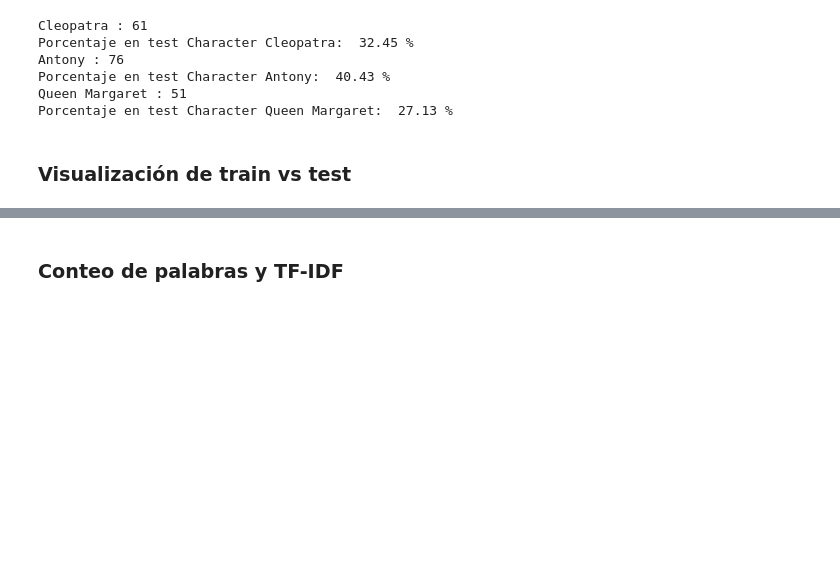
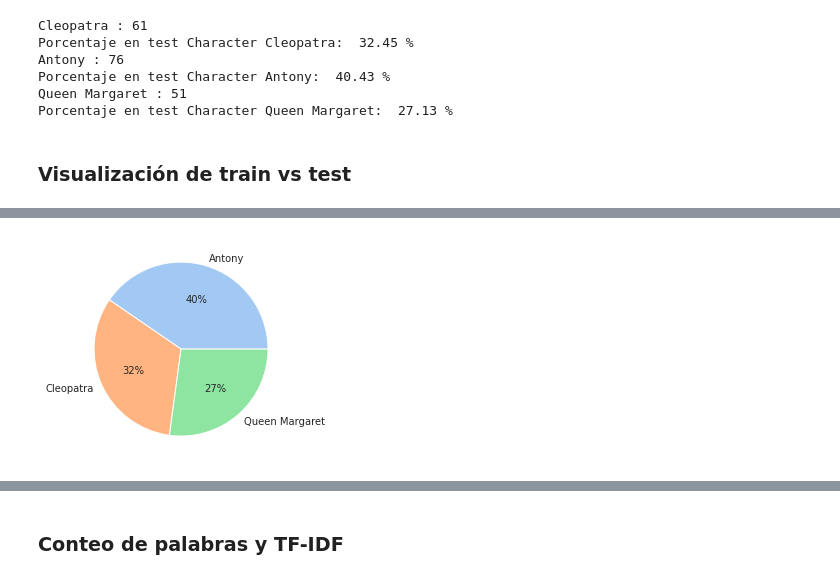
Before and after one commit to luchymd89/introcd, a Jupyter notebook: Tarea_2/shakespeare_tarea_2.ipynb, the cells around one changed output, grey strips where cells are left out. Cells and saved outputs as stored; diff of their text form; code cells hidden in the pictures; blank space fills up the shorter version.

```diff
--- a/Tarea_2/shakespeare_tarea_2.ipynb
+++ b/Tarea_2/shakespeare_tarea_2.ipynb
@@ -216,11 +218,13 @@ Queen Margaret : 118
 Porcentaje en muestra Character Queen Margaret:  26.94 %
 # %%
 # Chequeo muestreoestratificado (propociones de personajes se mantengan en conjunto de test)
+df_test = pd.DataFrame(columns = cols)
 me_y_test = dict(Counter(y_test))
 for key, value in me_y_test.items():
     print(f"{key} : {value}")
     p = '{0:.2f}'.format(int(value)*100/(len(X_test)))
     print(f"Porcentaje en test Character {key}:  {p} %")
+    df_test = df_test.append({'CharName': key, 'Percent': p, 'Type' : 'Test'},ignore_index=True)
 # %% [output]
 Cleopatra : 61
 Porcentaje en test Character Cleopatra:  32.45 %
@@ -232,0 +247,10 @@ Porcentaje en test Character Queen Margaret:  27.13 %
+# %%
+df_test = df_test.sort_values('CharName', ascending=True)
+# Visualize the Data
+sns.set_style('darkgrid')
+sns.set_palette('pastel')
+#sns.catplot(data=final_df, x='CharName', y='Percent', hue='Type')
+plt.pie(df_test['Percent'], labels=df_test['CharName'], autopct = '%0.0f%%')
+plt.show()
+# %% [output]
+[figure, added]
```
Also changed, not shown: parts of 6 cells of this notebook.
